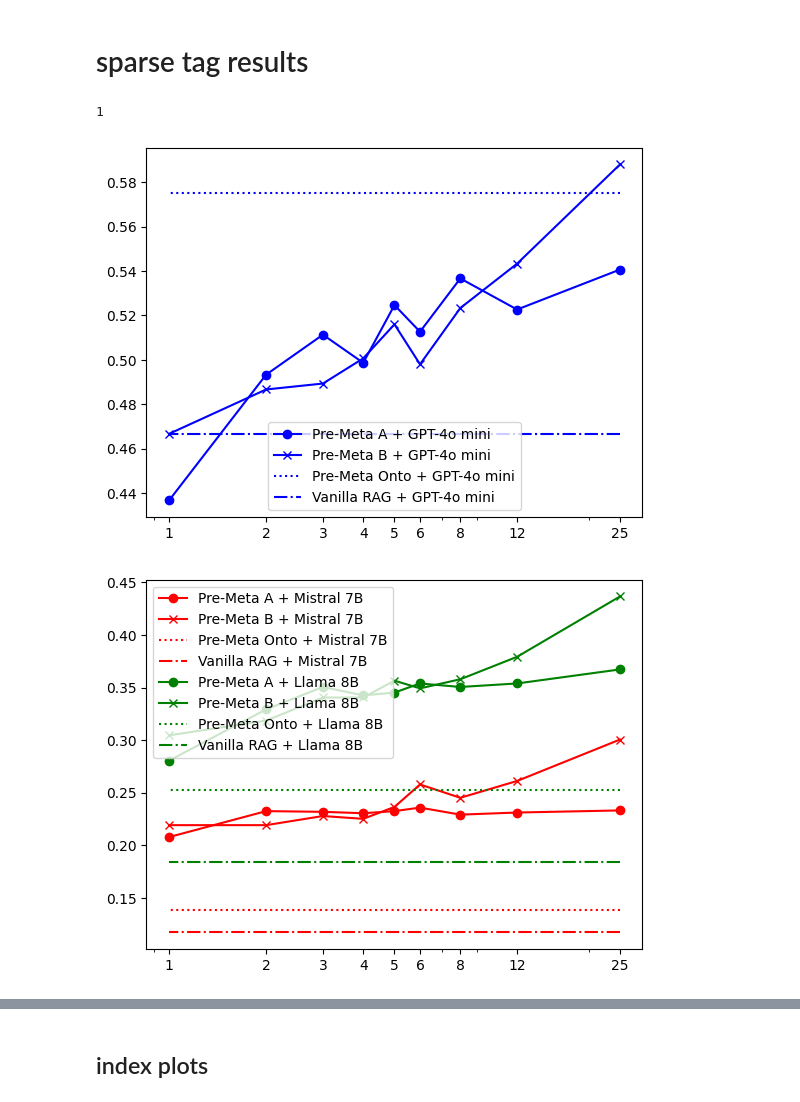
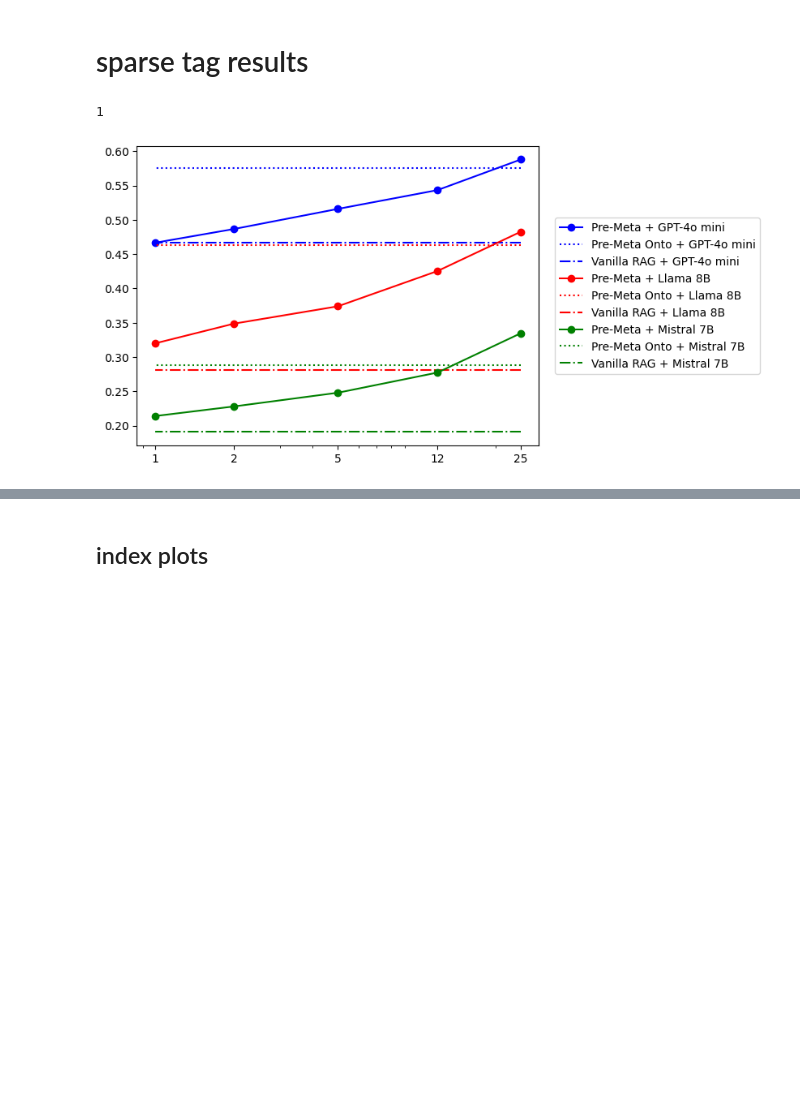
Before and after one commit to EU-UPCAST/profile, a Jupyter notebook: llmdap/profiler/results.ipynb, the cells around one changed output, grey strips where cells are left out. Drawn from its saved outputs; the diff is of its cells as text; code cells hidden in the pictures; blank space fills up the shorter version.

```diff
--- a/llmdap/profiler/results.ipynb
+++ b/llmdap/profiler/results.ipynb
@@ -144,13 +144,20 @@ last word is which generation model was used (gpt (4o-mini), llama (3.1 instruct
 # for verifying the names are correct
 shortnames_by_argstring = {}
 shortnames = []
+trash = []
 i = 0
 for argstring in score_data:
+    if not ("4om" in argstring or "best_choice" in argstring) and "('sampler', 'beam')" in argstring: # ignore these - suboptimal parameters
+        trash.append(argstring)
+        continue
+    if "choice-list" in argstring or "('include_choice_every', 4)" in argstring or "('include_choice_every', 6)" in argstring: # ignore these - wrong schema version was used for open source runs (and the were not updated since they are less intersting)
+        trash.append(argstring)
+        continue
     shortname = ""
     retriever_by_key = {
         "'description":"Vanilla RAG",
-        "choices":"Pre-Meta B",
-        "choice-list":"Pre-Meta A",
+        "choices":"Pre-Meta",
+        #"choice-list":"Pre-Meta A",
         "onto-description":"Pre-Meta Onto"}
     for key in retriever_by_key:
         if key in argstring:
@@ -180,6 +187,11 @@ for argstring in score_data:
     shortnames_by_argstring[argstring] = shortname
     print(shortnames_by_argstring[argstring], "\t", argstring)
     i += 1
+
+for argstring in trash:
+    del score_data[argstring]
+    del index_data[argstring]
+    del choice_data[argstring]
 # %% [output]
 Pre-Meta Retrieval       [('answer_in_quotes', True), ('chunk_info_to_compare', 'direct'), ('chunk_overlap', 100), ('chunk_size', 500), ('context_shortener', 'retrieval'), ('dataset', 'arxpr3'), ('dat ...
 Vanilla RAG + GPT-4o mini        [('answer_in_quotes', True), ('chunk_info_to_compare', 'direct'), ('chunk_overlap', 100), ('chunk_size', 500), ('context_shortener', 'retrieval'), ('dataset', 'arxpr3' ...
@@ -307,10 +319,11 @@ for i, key in enumerate(list(score_data.keys())):
     for field in score_data[key]:
         scores[i].append(sum(score_data[key][field])/len(score_data[key][field]))
     scores[i].append(sum(allmini_semantic_scores[key]["total"])/len(allmini_semantic_scores[key]["total"]))
-    scores[i].append(sum(llama_semantic_scores[key]["total"])/len(llama_semantic_scores[key]["total"]))
+    #scores[i].append(sum(llama_semantic_scores[key]["total"])/len(llama_semantic_scores[key]["total"]))
 
 
-df = pd.DataFrame(data=scores, columns= [*score_data[key].keys(), "allmini","llama"], index=shortnames).sort_values("total", ascending=False)
+#df = pd.DataFrame(data=scores, columns= [*score_data[key].keys(), "allmini","llama"], index=shortnames).sort_values("total", ascending=False)
+df = pd.DataFrame(data=scores, columns= [*score_data[key].keys(), "allmini"], index=shortnames).sort_values("total", ascending=False)
 print(df.to_markdown())
 print("")
 # %% [output]
@@ -420,50 +433,52 @@ print(1)
 # %%
 colors = "brgcmy"
 for i, model in enumerate(["GPT-4o mini",
-                           "Mistral 7B", "Llama 8B"]):
-    for j, retriever in enumerate(["Pre-Meta A", "Pre-Meta B"]):
+                           "Llama 8B",
+                           "Mistral 7B",
+                           ]):
+    #for j, retriever in enumerate(["Pre-Meta A", "Pre-Meta B"]):
+    for j, retriever in enumerate(["Pre-Meta"]):
         #print(retriever)
         linename = retriever + " + " + model
         linescores = []
-        ices = [1,2,3,4,5,6,8,12]#,24]
-        ices = [1,2,3,4,5,6,8,12,24]
-        #ices = [1,2,3,4,6,12,24]
-        #ices = [1,3,5,8]
+        #ices = [1,2,3,4,5,6,8,12]#,24]
+        #ices = [1,2,3,4,5,6,8,12,24]
+        ices = [1,2,3,5,8,12,24]
+        ices = [1,2,5,12,24]
         for ice in ices:
             #print(ice)
             ice_string = ":"+str(ice) if ice>1 else ""
             setupname = retriever+ice_string + " + " + model
             #print(setupname)
             score = df.loc[setupname]["total"]
             #print(score)
             linescores.append(score)
 
         #print(ices, linescores)
 
         #plt.plot(ices, linescores, color=colors[i])
         n_tags = [25//k for k in ices]
         plt.plot(n_tags, linescores, ["-o","-x"][j], label=linename, color=colors[i])
 
 
     for j, retriever in enumerate(["Pre-Meta Onto","Vanilla RAG"]):
         setupname = retriever + " + " + model
         score = df.loc[setupname]["total"]
         #plt.plot([ices[0], ices[-1]], [score, score], color=colors[i])
         plt.plot([n_tags[0], n_tags[-1]], [score, score], linestyle=["dotted","dashdot"][j], label=setupname, color=colors[i])
 
-    if i==1:
+    if i<2:#i==1:
         continue # mistral+llama on same
     plt.xscale("log")
     ax = plt.gca()
     ax.set_xticks(n_tags)
     ax.set_xticklabels(n_tags)
 
 
-    plt.legend()
+    plt.legend(bbox_to_anchor=(1.04, 0.5), loc="center left", borderaxespad=0)
     plt.show()
 # %% [output]
-[figure, old version]
+[figure, new version]
-[figure, removed]
 # %%
 df
 # %% [output]
```
Also changed, not shown: parts of 19 cells of this notebook, 3 other files.
